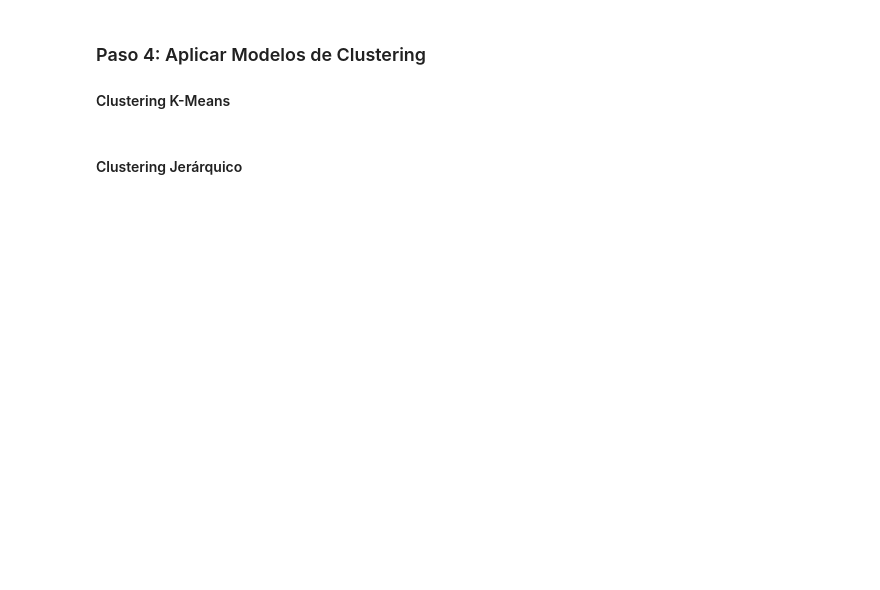
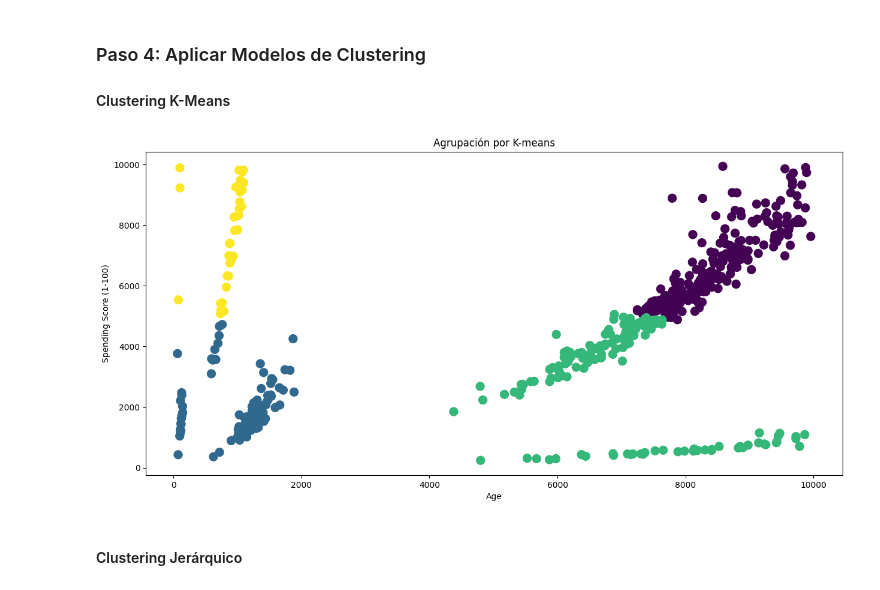
Before and after one commit to cgranadosh/basics_python_Analitycs, a Jupyter notebook: 16_Taller_clustering_Cancer.ipynb, the cells around one changed output. Cells and saved outputs as stored; diff of their text form; code cells hidden in the pictures; blank space fills up the shorter version.

```diff
--- a/16_Taller_clustering_Cancer.ipynb
+++ b/16_Taller_clustering_Cancer.ipynb
@@ -56,5 +155,21 @@ data.info()
 # %% [markdown]
 ### Paso 4: Aplicar Modelos de Clustering
 #### Clustering K-Means
+# %%
+algorithm = (KMeans(n_clusters = 4 ,init='k-means++', n_init = 10 ,max_iter=300,
+                        tol=0.0001,  random_state= 111  , algorithm='elkan') )
+algorithm.fit(X1)
+labels1 = algorithm.labels_
+centroids1 = algorithm.cluster_centers_
+# %%
+plt.figure(1 , figsize = (15 , 7) )
+plt.clf()
+plt.scatter( x = 'Perimetro', y = 'Area_WM', data = datos, c = labels1, s = 100)
+#plt.scatter(x = centroids1[: , 0] , y =  centroids1[: , 1] , s = 300 , c = 'red' , alpha = 0.5)
+plt.ylabel('Spending Score (1-100)') , plt.xlabel('Age')
+plt.title('Agrupación por K-means')
+plt.show()
+# %% [output]
+[figure, added]
 # %% [markdown]
 #### Clustering Jerárquico
```
Also changed, not shown: parts of 16 cells of this notebook.
